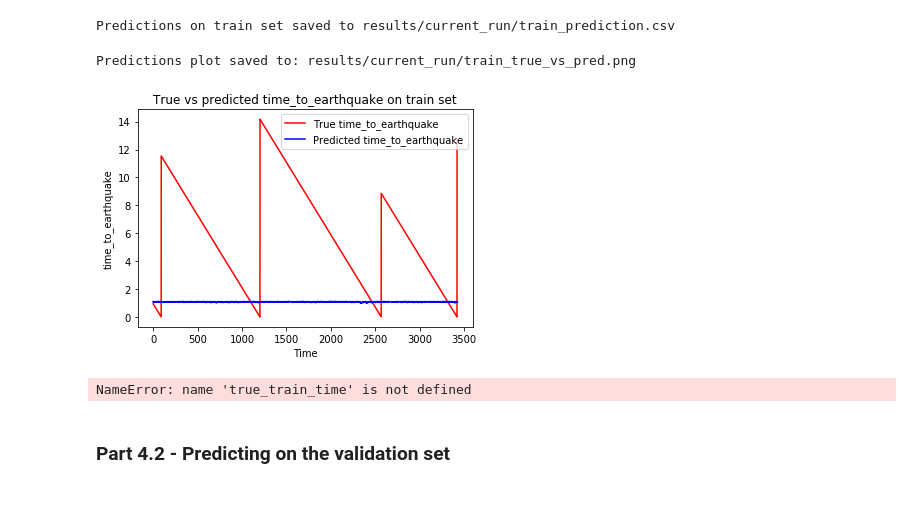
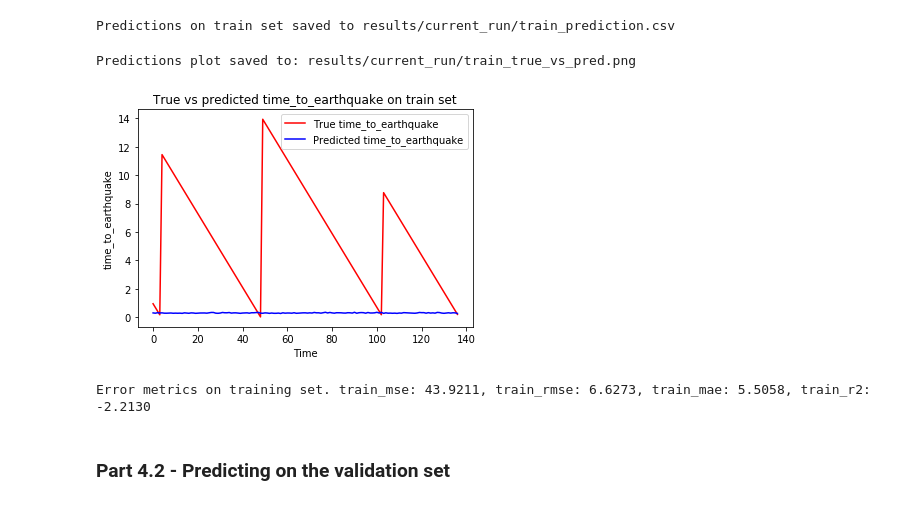
Before and after one commit to sgamage2/ece-9309-ml-project, a Jupyter notebook: LANL_NB.ipynb, the cells around one changed output. Drawn from its saved outputs; the diff is of its cells as text; code cells hidden in the pictures.

Commit message:
Straight-forward data set preparation (train, valid, test)

```diff
--- a/LANL_NB.ipynb
+++ b/LANL_NB.ipynb
@@ -378,9 +431,9 @@ t0 = time.time()
 X_train = []
 y_train = []
 
-for i in range (params.time_steps, training_set_scaled.shape[0]):
-    X_train.append (training_set_scaled[i - params.time_steps:i, 0])
-    y_train.append (training_set_scaled[i, 1])
+for i in range (params.time_steps, training_set_scaled.shape[0], params.window_stride):
+    X_train.append(training_set_scaled[i - params.time_steps:i, 0])
+    y_train.append(training_set_scaled[i, 1])
 X_train, y_train = np.array (X_train), np.array (y_train)
 
 # Reshaping since RNN accepts 3d input
@@ -391,5 +444,8 @@ print ("The 3d shape necessary for RNN's input is ", X_train.shape, " . Note how
 assert X_train.shape[1] == params.time_steps
 
 print('Preparing input complete. time_to_prepare={:.2f} seconds'.format(time.time() - t0))
+
+X_train.shape
+y_train.shape
 # %% [output]
 Preparing input to the RNN (training set)
@@ -398,9 +455,14 @@ Preparing input complete. time_to_prepare=0.01 seconds
 # %%
 X_valid = []
+y_valid = []
 
-for i in range(params.time_steps, valid_set_scaled.shape[0]):
+for i in range(params.time_steps, valid_set_scaled.shape[0], params.window_stride):
     X_valid.append(valid_set_scaled[i - params.time_steps:i, 0])
+    y_valid.append(valid_set_scaled[i, 1])
+
 X_valid = np.array(X_valid)
 X_valid = np.reshape(X_valid, (X_valid.shape[0], X_valid.shape[1], 1))
+y_valid = np.reshape (y_valid, (-1, 1))   # Not required when we are predicting just one output value, but necessary when we predict more
+
 X_valid.shape
-y_valid = true_valid_time
+y_valid.shape
@@ -407,9 +471,15 @@ y_valid = true_valid_time
 # %%
 X_test = []
+y_test = []
 
-for i in range(params.time_steps, test_set_scaled.shape[0]):
+for i in range(params.time_steps, test_set_scaled.shape[0], params.window_stride):
     X_test.append(test_set_scaled[i - params.time_steps:i, 0])
+    y_test.append(test_set_scaled[i, 1])
+
 X_test = np.array(X_test)
 X_test = np.reshape(X_test, (X_test.shape[0], X_test.shape[1], 1))
+y_test = np.reshape(y_test, (-1, 1))   # Not required when we are predicting just one output value, but necessary when we predict more
+
 X_test.shape
-y_test = true_test_time
+y_test.shape
+#y_test = true_test_time
@@ -471,7 +543,9 @@ t0 = time.time()
 
 #with tf.device('/cpu:0'):
 
-history = regressor.fit(X_train, y_train, epochs=params.epochs, batch_size=params.batch_size, validation_data=(X_valid, y_valid))
+earlyStopping = EarlyStopping(monitor='val_loss', patience=5, verbose=2, mode='auto')
+
+history = regressor.fit(X_train, y_train, epochs=params.epochs, batch_size=params.batch_size, validation_data=(X_valid, y_valid), callbacks=[earlyStopping], verbose=2)
 
 time_to_train = time.time() - t0
 print('Training complete. time_to_train={:.2f} seconds ({:.2f} minutes)'.format(time_to_train, time_to_train/60))
@@ -530,25 +604,25 @@ Predictions on train set saved to results/current_run/train_prediction.csv
 # %%
 # Visualize predictions on training set
 
-true_train_time = dataset_train.iloc[:,1].values
-true_train_time = true_train_time[params.time_steps:]   # Ignore the first time_steps values (because predictions are not available for those)
+#true_train_time = dataset_train.iloc[:,1].values
+#true_train_time = true_train_time[params.time_steps:]   # Ignore the first time_steps values (because predictions are not available for those)
 
 train_res_plot_filename = params.results_dir + '/' + 'train_true_vs_pred' + '.png'
-utility.plot_results(true_train_time, train_prediction, 'True vs predicted time_to_earthquake on train set', train_res_plot_filename)
+utility.plot_results(y_train, train_prediction, 'True vs predicted time_to_earthquake on train set', train_res_plot_filename)
 # %% [output]
 Predictions plot saved to: results/current_run/train_true_vs_pred.png
-[figure, old version]
+[figure, new version]
 # %%
 # Compute error metrics on training set
 
-train_mse = mean_squared_error(true_train_time, train_predicted_time)
+train_mse = mean_squared_error(y_train, train_predicted_time)
 train_rmse = train_mse ** 0.5
-train_mae = mean_absolute_error(true_train_time, train_predicted_time)
-train_r2 = r2_score(true_train_time, train_predicted_time)
+train_mae = mean_absolute_error(y_train, train_predicted_time)
+train_r2 = r2_score(y_train, train_predicted_time)
 
 print('Error metrics on training set. train_mse: {:.4f}, train_rmse: {:.4f}, train_mae: {:.4f}, train_r2: {:.4f}'.format(train_mse, train_rmse, train_mae, train_r2))
 # %% [output]
-NameError: name 'true_train_time' is not defined
+Error metrics on training set. train_mse: 43.9211, train_rmse: 6.6273, train_mae: 5.5058, train_r2: -2.2130
 # %% [markdown]
 ### Part 4.2 - Predicting on the validation set
 # %%
```
Also changed, not shown: parts of 26 cells of this notebook, 1 other file.
